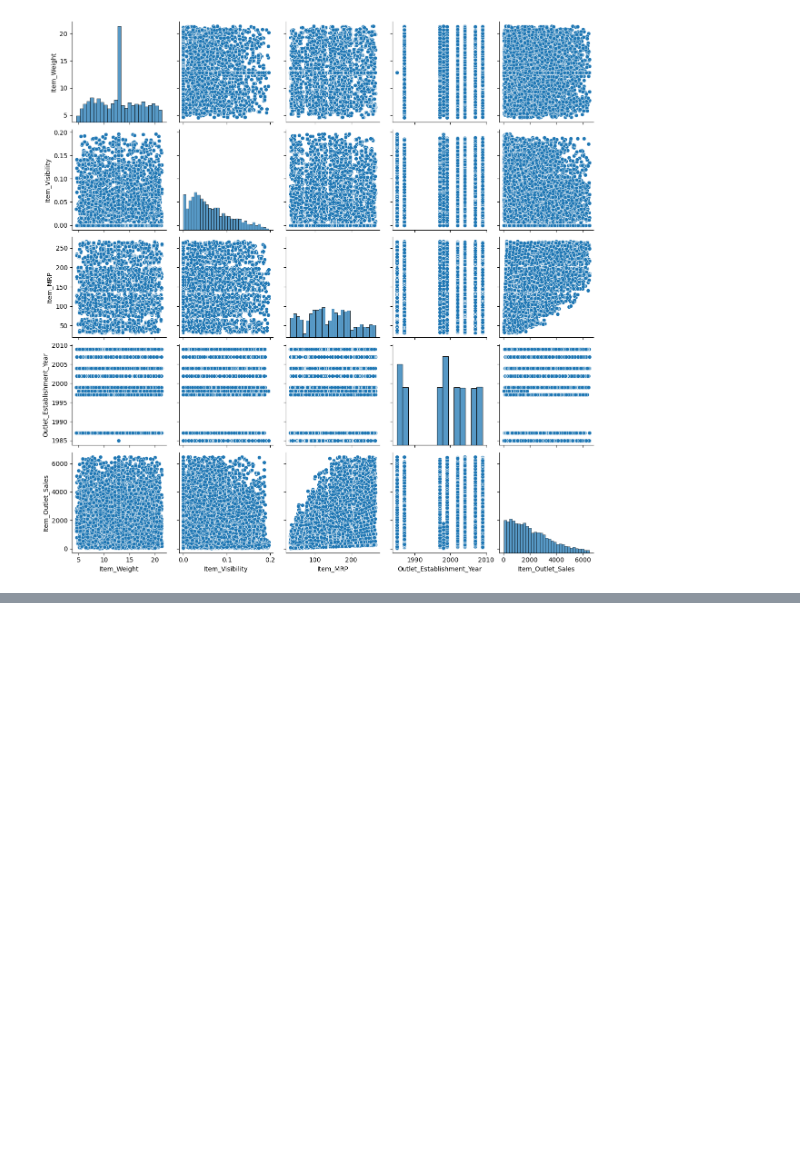
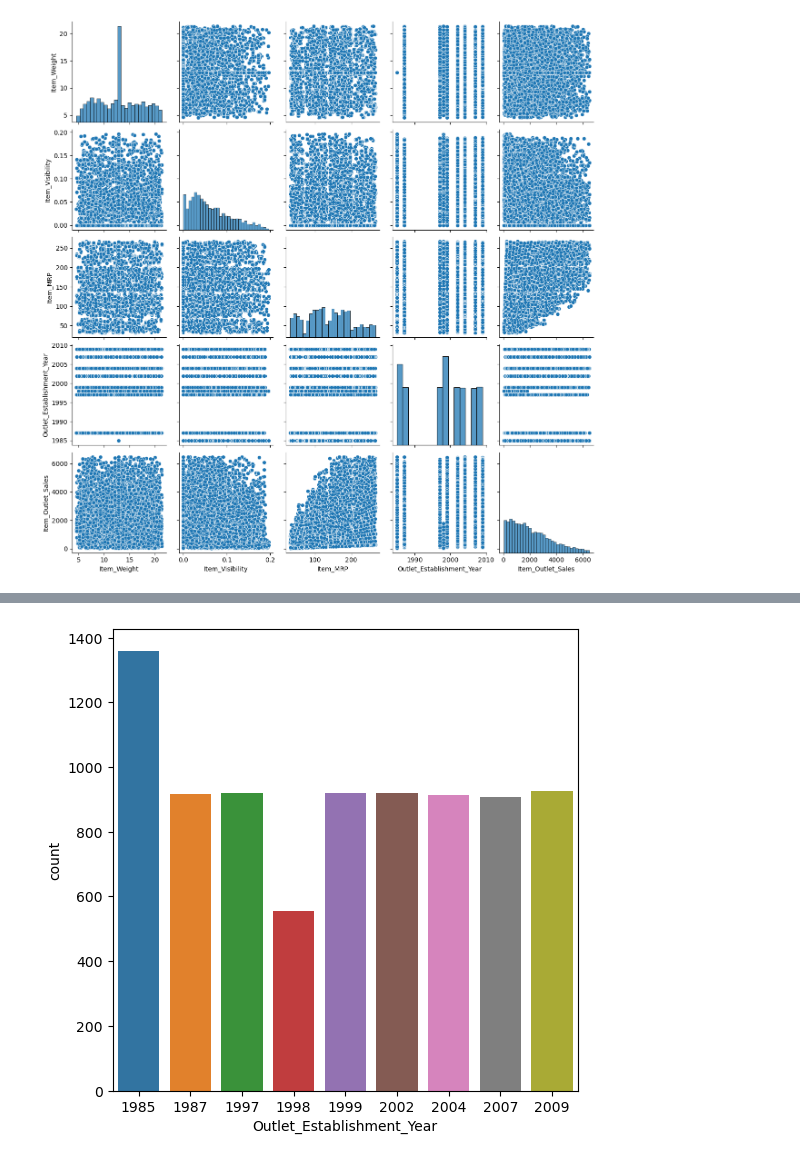
Before and after one commit to AyeshaIrshad1337/Big-Mart-Sales-Prediction, a Jupyter notebook: big-mart-sales-prediction.ipynb, the cells around one changed output, grey strips where cells are left out. Saved outputs shown, nothing was run; the diff lists cells and outputs as text; code cells hidden in the pictures; blank space fills up the shorter version.

Commit message:
Kaggle Notebook | big mart sales prediction | Version 6

```diff
--- a/big-mart-sales-prediction.ipynb
+++ b/big-mart-sales-prediction.ipynb
@@ -401,0 +416,6 @@ sns.pairplot(data=train_without_outliers)
+# %%
+plt.figure(figsize=(6,6))
+sns.countplot(x='Outlet_Establishment_Year', data=train_without_Outlet_Sales_outliers)
+plt.show()
+# %% [output]
+[figure, added]
```
Also changed, not shown: parts of 4 cells of this notebook.
